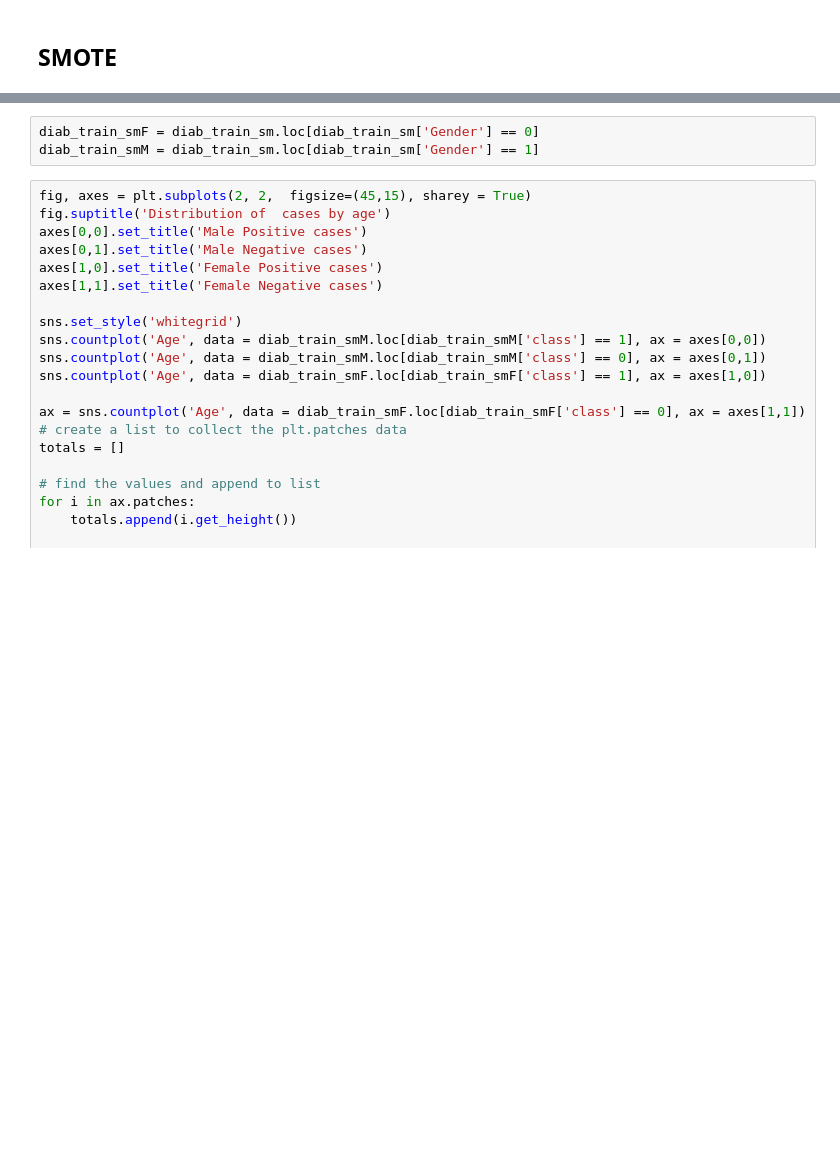
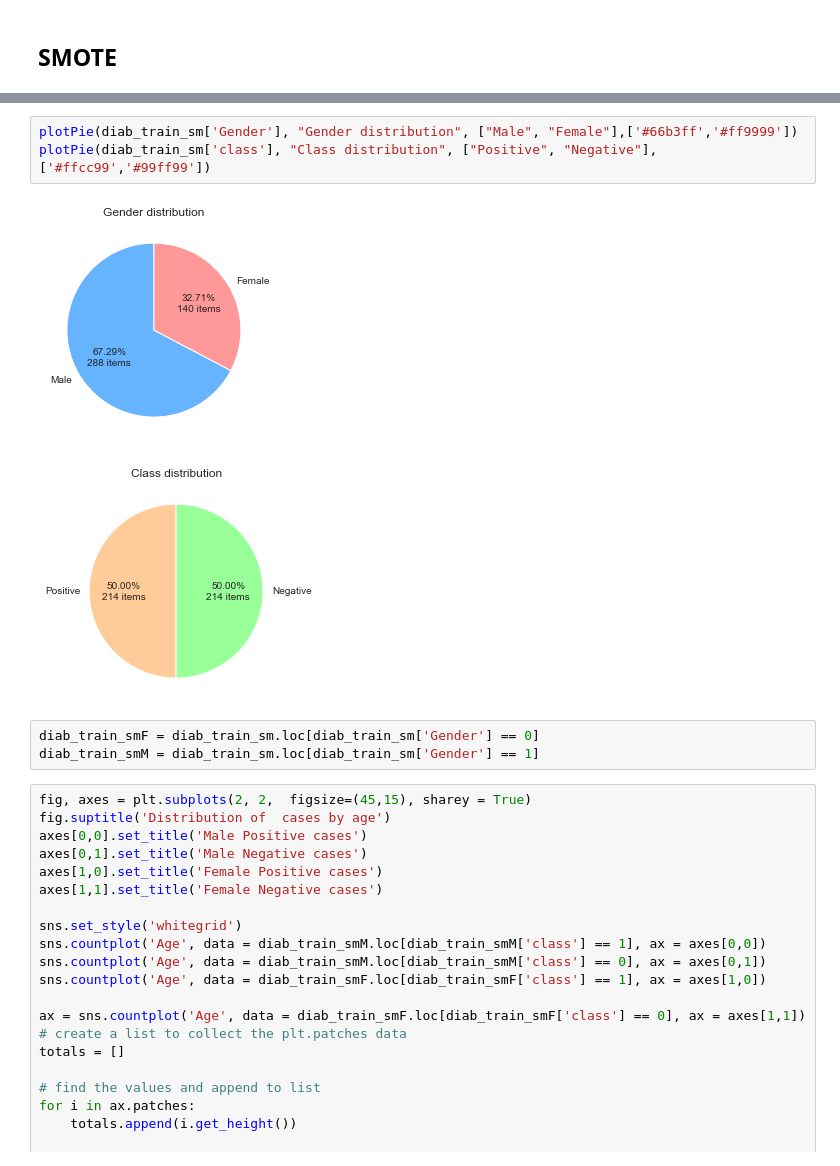
Before and after one commit to GirolamaNotarangelo/Diabetes-Prediction-Web-App, a Jupyter notebook: Diabetes prediction model.ipynb, the cells around one changed output, grey strips where cells are left out. Drawn from its saved outputs; the diff is of its cells as text; blank space fills up the shorter version.

```diff
--- a/Diabetes prediction model.ipynb
+++ b/Diabetes prediction model.ipynb
@@ -475,3 +461,9 @@ for i in  ax.patches:
+# %%
+plotPie(diab_train_sm['Gender'], "Gender distribution", ["Male", "Female"],['#66b3ff','#ff9999'])
+plotPie(diab_train_sm['class'], "Class distribution", ["Positive", "Negative"],['#ffcc99','#99ff99'])
+# %% [output]
+[figure, added]
+[figure, added]
 # %%
 diab_train_smF = diab_train_sm.loc[diab_train_sm['Gender'] == 0]
 diab_train_smM = diab_train_sm.loc[diab_train_sm['Gender'] == 1]
```
Also changed, not shown: parts of 36 cells of this notebook.
